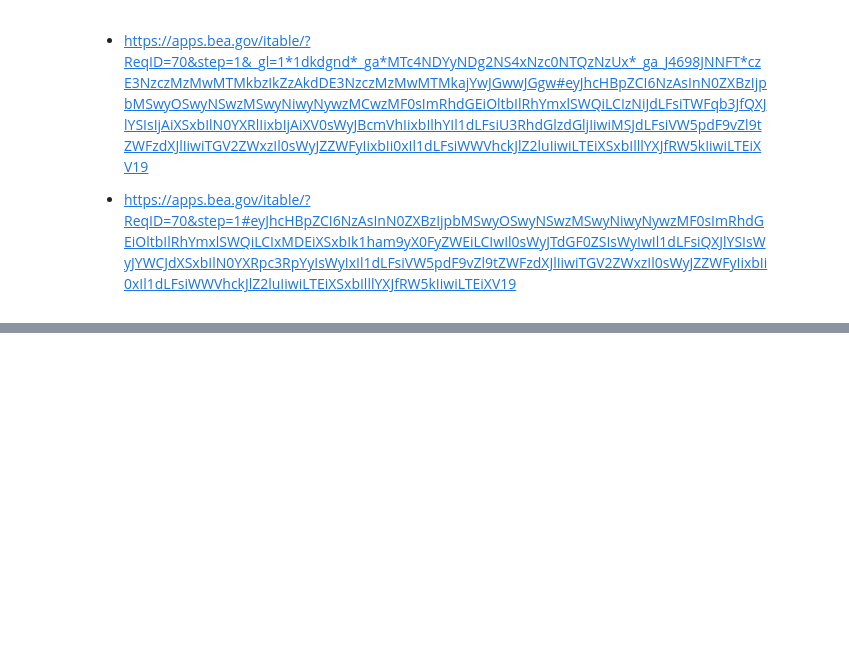
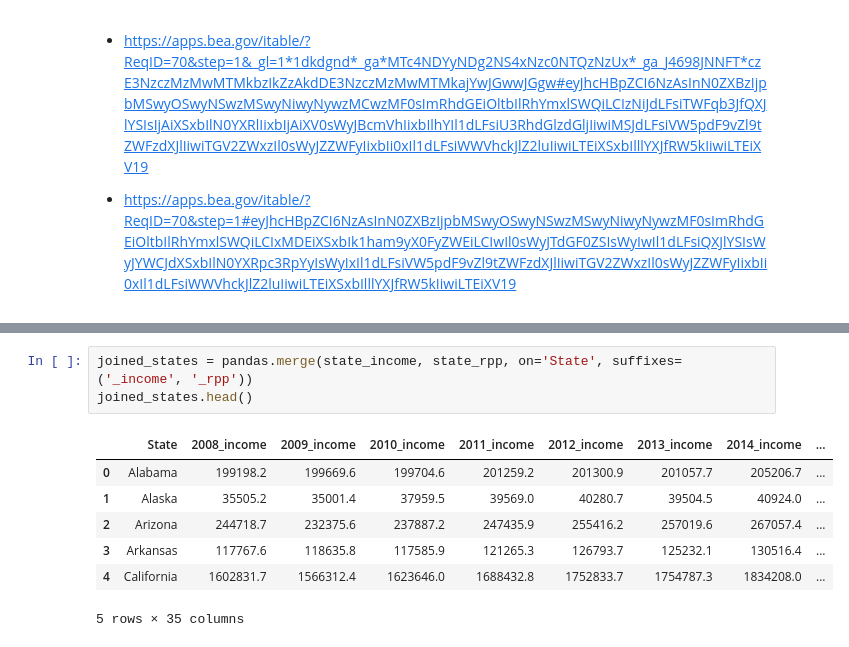
Before and after one commit to sanjur0211/Inflators, a Jupyter notebook: Project3.ipynb, the cells around one changed output, grey strips where cells are left out. Drawn from its saved outputs; the diff is of its cells as text; blank space fills up the shorter version.

```diff
--- a/Project3.ipynb
+++ b/Project3.ipynb
@@ -300,0 +305,11 @@ state_rpp
+# %%
+joined_states = pandas.merge(state_income, state_rpp, on='State', suffixes=('_income', '_rpp'))
+joined_states.head()
+# %% [output]
+|  | State | 2008_income | 2009_income | 2010_income | 2011_income | 2012_income | 2013_income | 2014_income | ... |
+| 0 | Alabama | 199198.2 | 199669.6 | 199704.6 | 201259.2 | 201300.9 | 201057.7 | 205206.7 | ... |
+| 1 | Alaska | 35505.2 | 35001.4 | 37959.5 | 39569.0 | 40280.7 | 39504.5 | 40924.0 | ... |
+| 2 | Arizona | 244718.7 | 232375.6 | 237887.2 | 247435.9 | 255416.2 | 257019.6 | 267057.4 | ... |
+| 3 | Arkansas | 117767.6 | 118635.8 | 117585.9 | 121265.3 | 126793.7 | 125232.1 | 130516.4 | ... |
+| 4 | California | 1602831.7 | 1566312.4 | 1623646.0 | 1688432.8 | 1752833.7 | 1754787.3 | 1834208.0 | ... |
+5 rows × 35 columns
```
Also changed, not shown: parts of 4 cells of this notebook.
